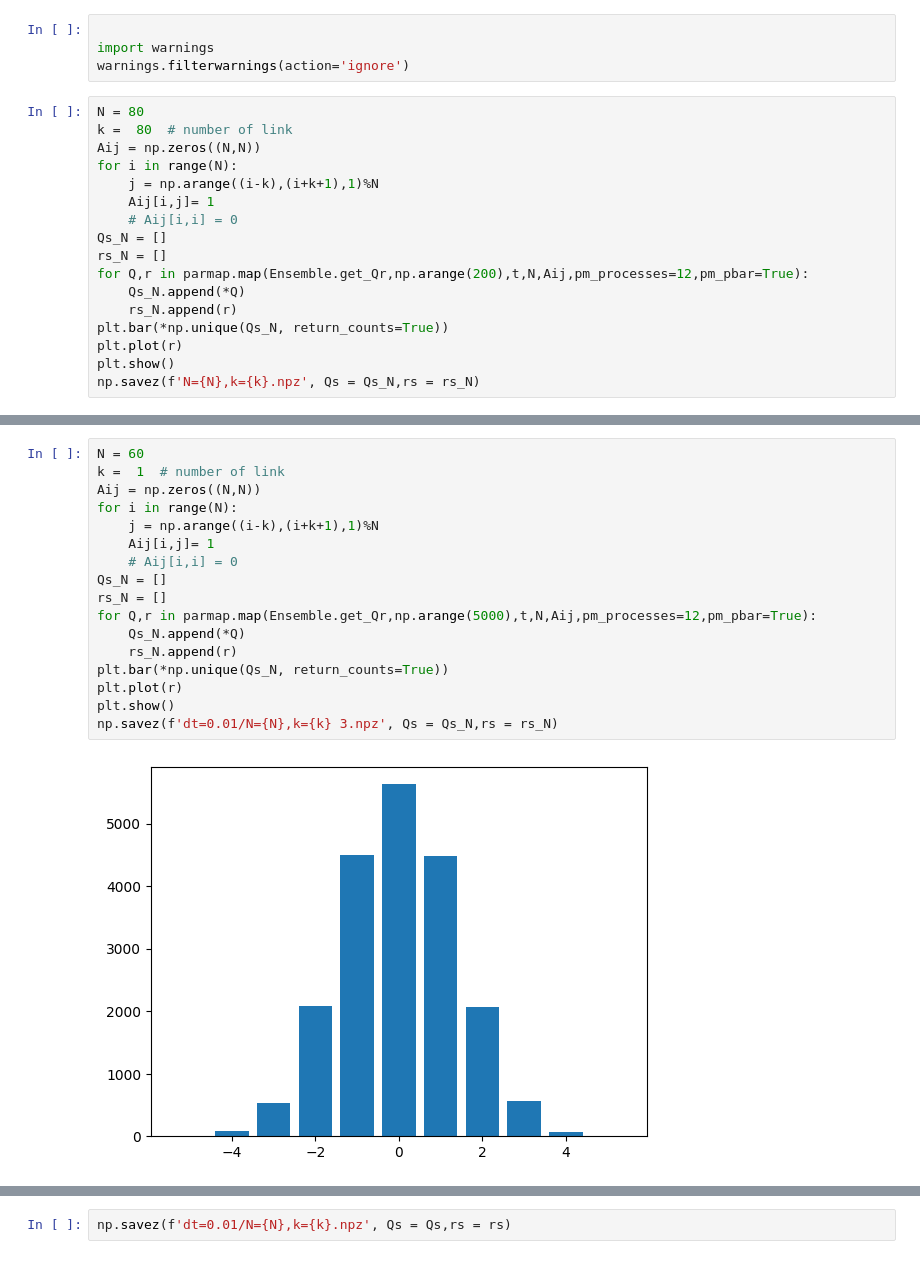
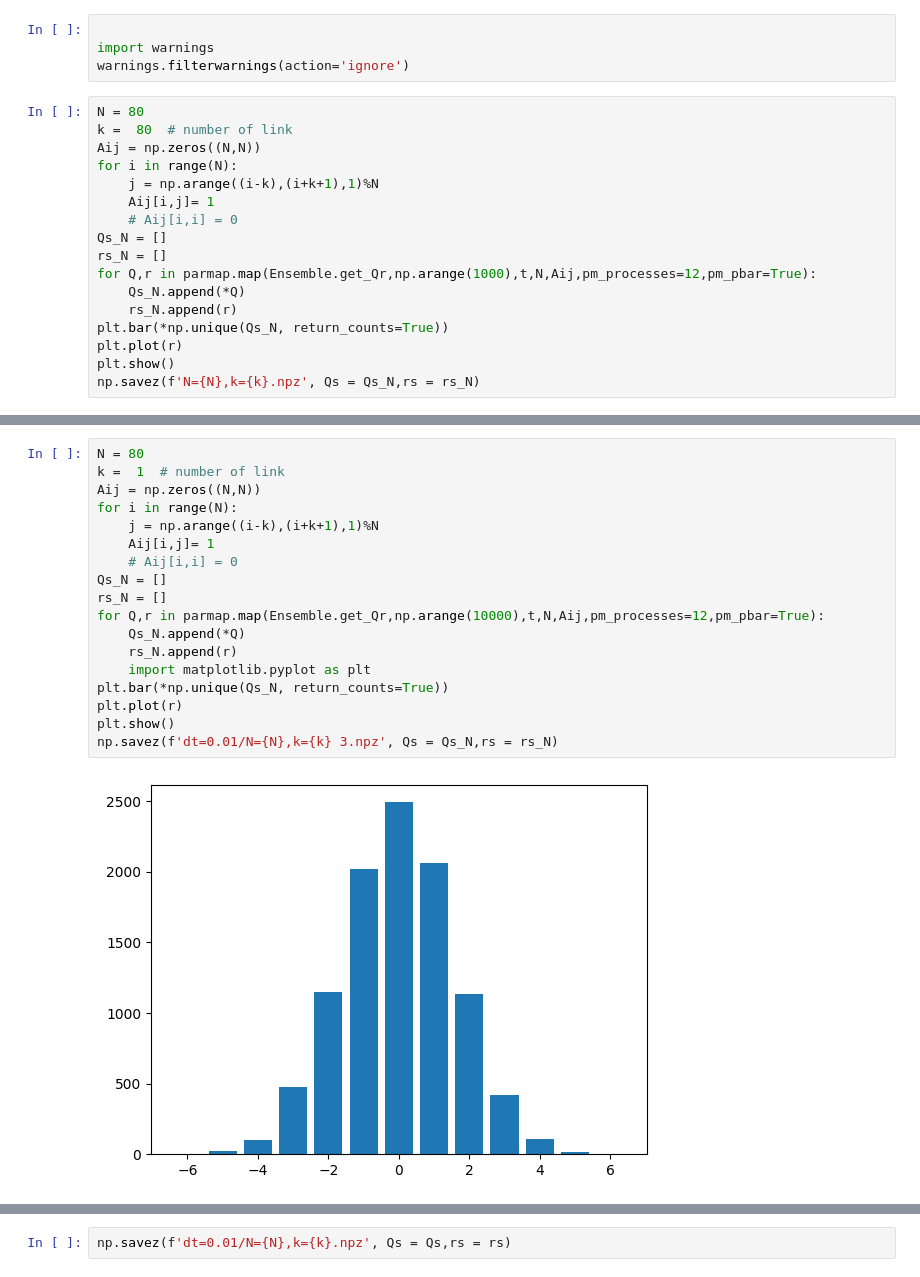
Before and after one commit to Gug-Young/Active_Rotator, a Jupyter notebook: Q-state/20240109 Qstate.ipynb, the cells around one changed output, grey strips where cells are left out. Drawn from its saved outputs; the diff is of its cells as text.

Commit message:
ensemble 15000

```diff
--- a/Q-state/20240109 Qstate.ipynb
+++ b/Q-state/20240109 Qstate.ipynb
@@ -335,7 +337,7 @@ for i in range(N):
     # Aij[i,i] = 0
 Qs_N = []
 rs_N = []
-for Q,r in parmap.map(Ensemble.get_Qr,np.arange(200),t,N,Aij,pm_processes=12,pm_pbar=True):
+for Q,r in parmap.map(Ensemble.get_Qr,np.arange(1000),t,N,Aij,pm_processes=12,pm_pbar=True):
     Qs_N.append(*Q)
     rs_N.append(r)
 plt.bar(*np.unique(Qs_N, return_counts=True))
@@ -347,19 +347,20 @@ np.savez(f'N={N},k={k}.npz', Qs = Qs_N,rs = rs_N)
 # %%
-N = 60
+N = 80
 k =  1  # number of link
 Aij = np.zeros((N,N))
 for i in range(N):
     j = np.arange((i-k),(i+k+1),1)%N
     Aij[i,j]= 1
     # Aij[i,i] = 0
 Qs_N = []
 rs_N = []
-for Q,r in parmap.map(Ensemble.get_Qr,np.arange(5000),t,N,Aij,pm_processes=12,pm_pbar=True):
+for Q,r in parmap.map(Ensemble.get_Qr,np.arange(10000),t,N,Aij,pm_processes=12,pm_pbar=True):
     Qs_N.append(*Q)
     rs_N.append(r)
+    import matplotlib.pyplot as plt
 plt.bar(*np.unique(Qs_N, return_counts=True))
 plt.plot(r)
 plt.show()
 np.savez(f'dt=0.01/N={N},k={k} 3.npz', Qs = Qs_N,rs = rs_N)
 # %% [output]
-[figure, old version]
+[figure, new version]
```
Also changed, not shown: parts of 5 cells of this notebook, 3 other files.
